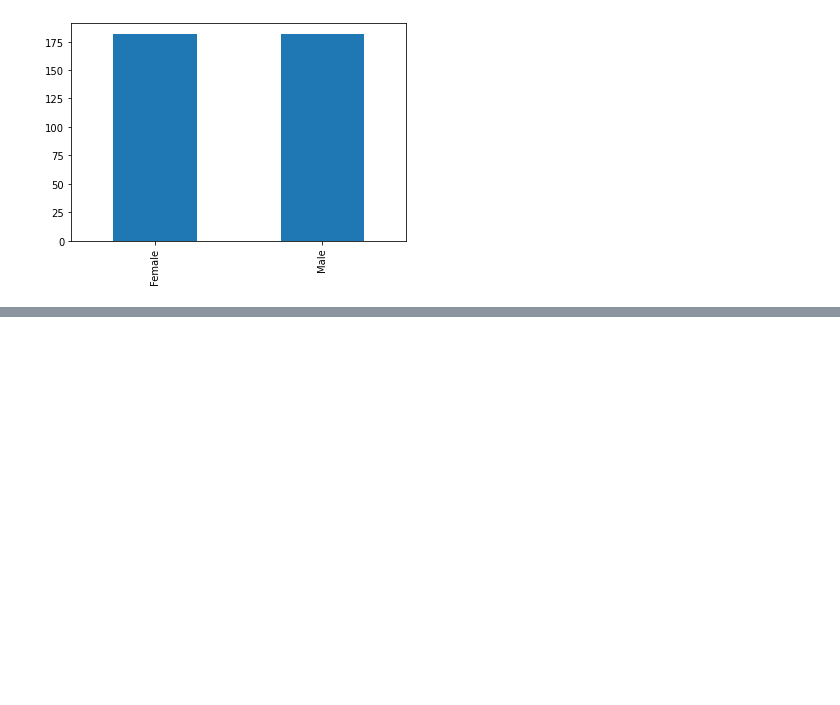
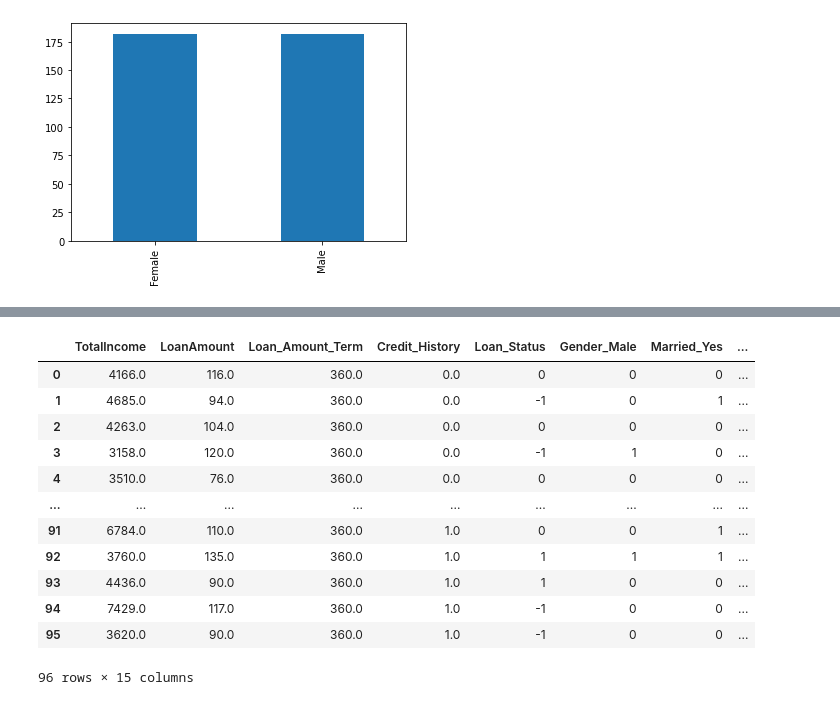
Before and after one commit to walecole/Loan-Prediction, a Jupyter notebook: LoanPrediction.ipynb, the cells around one changed output, grey strips where cells are left out. Saved outputs shown, nothing was run; the diff lists cells and outputs as text; code cells hidden in the pictures; blank space fills up the shorter version.

```diff
--- a/LoanPrediction.ipynb
+++ b/LoanPrediction.ipynb
@@ -262,3 +259,19 @@ df_copy = df_copy[selected_features]
 # %%
 #encode variables
 df_copy = pd.get_dummies(df_copy, prefix_sep='_', drop_first=True)
+# %%
+df_copy
+# %% [output]
+|  | TotalIncome | LoanAmount | Loan_Amount_Term | Credit_History | Loan_Status | Gender_Male | Married_Yes | ... |
+| 0 | 4166.0 | 116.0 | 360.0 | 0.0 | 0 | 0 | 0 | ... |
+| 1 | 4685.0 | 94.0 | 360.0 | 0.0 | -1 | 0 | 1 | ... |
+| 2 | 4263.0 | 104.0 | 360.0 | 0.0 | 0 | 0 | 0 | ... |
+| 3 | 3158.0 | 120.0 | 360.0 | 0.0 | -1 | 1 | 0 | ... |
+| 4 | 3510.0 | 76.0 | 360.0 | 0.0 | 0 | 0 | 0 | ... |
+| ... | ... | ... | ... | ... | ... | ... | ... | ... |
+| 91 | 6784.0 | 110.0 | 360.0 | 1.0 | 0 | 0 | 1 | ... |
+| 92 | 3760.0 | 135.0 | 360.0 | 1.0 | 1 | 1 | 1 | ... |
+| 93 | 4436.0 | 90.0 | 360.0 | 1.0 | 1 | 0 | 0 | ... |
+| 94 | 7429.0 | 117.0 | 360.0 | 1.0 | -1 | 0 | 0 | ... |
+| 95 | 3620.0 | 90.0 | 360.0 | 1.0 | -1 | 0 | 0 | ... |
+96 rows × 15 columns
```
Also changed, not shown: parts of 6 cells of this notebook.
